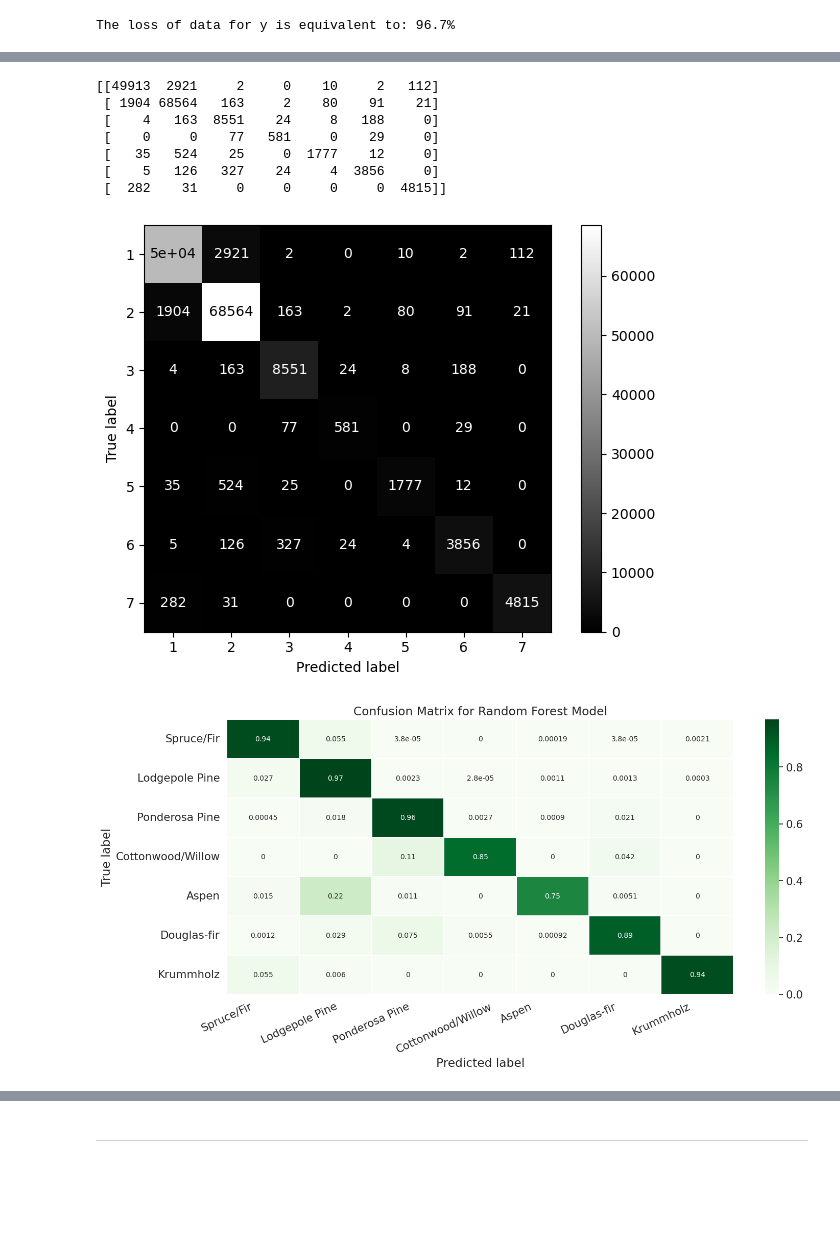
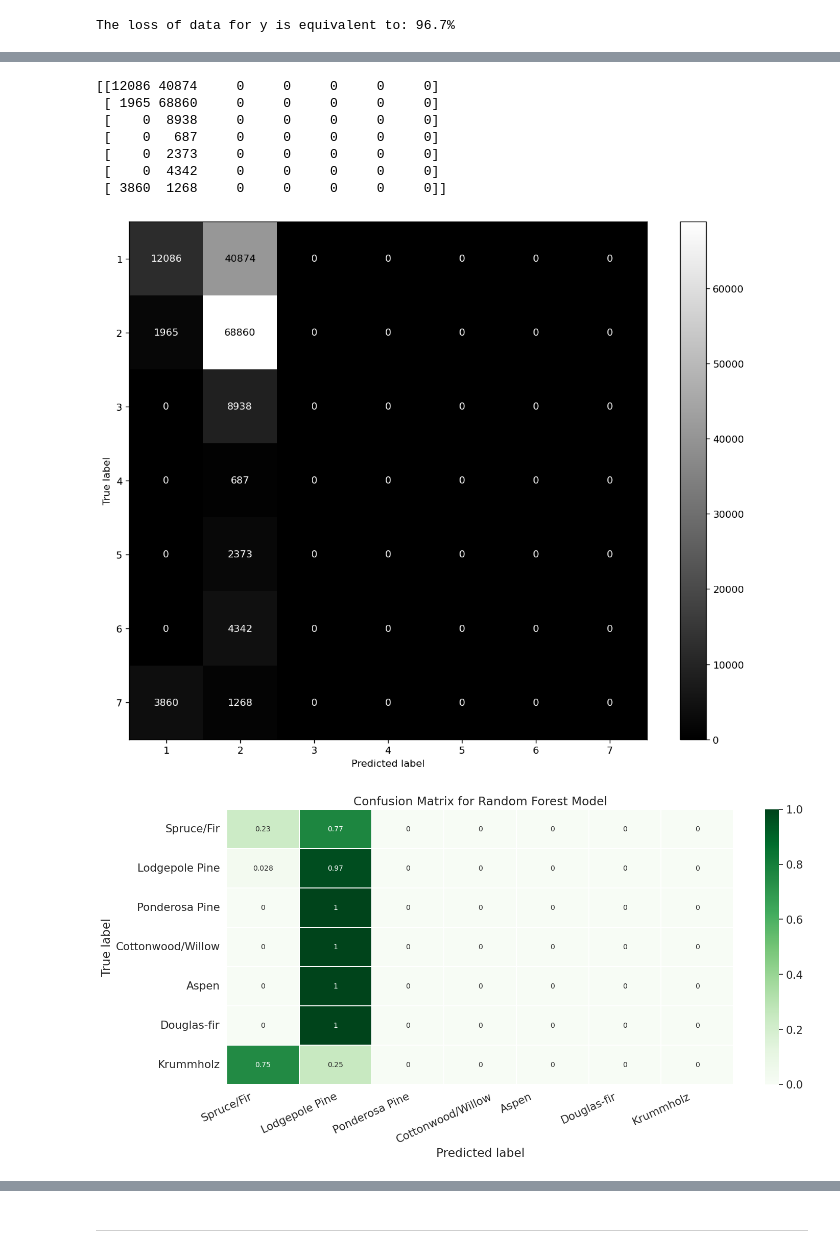
Before and after one commit to fenilenvinileno97/decision_trees, a Jupyter notebook: 4-final_project.ipynb, the cells around one changed output, grey strips where cells are left out. Saved outputs shown, nothing was run; the diff lists cells and outputs as text; code cells hidden in the pictures; blank space fills up the shorter version.

Commit message:
(build) A brief analysis about the influence of max_depth in performance of RandomForestClassifier is performed, but still in progress for 4-final_project.ipynb

```diff
--- a/4-final_project.ipynb
+++ b/4-final_project.ipynb
@@ -164,6 +165,6 @@ Xu_train, Xu_test, yu_train, yu_test = train_test_split(X_under, y_under, random
 X_train, X_test, y_train, y_test = train_test_split(X, y, random_state=42, stratify=y)
 # %%
 # Instantiate and fit the RandomForestClassifier
-forest = RandomForestClassifier(n_estimators=30, random_state=42)
+forest = RandomForestClassifier(n_estimators=30, random_state=42, max_depth=2)
 forest.fit(X_train, y_train)
 # %% [output]
@@ -183,21 +184,22 @@ Accuracy score of y_test: 0.9505
 cm = confusion_matrix(y_test, y_pred_test)
 print(cm)
 # %% [output]
-[[49913  2921     2     0    10     2   112]
- [ 1904 68564   163     2    80    91    21]
- [    4   163  8551    24     8   188     0]
- [    0     0    77   581     0    29     0]
- [   35   524    25     0  1777    12     0]
- [    5   126   327    24     4  3856     0]
- [  282    31     0     0     0     0  4815]]
+[[12086 40874     0     0     0     0     0]
+ [ 1965 68860     0     0     0     0     0]
+ [    0  8938     0     0     0     0     0]
+ [    0   687     0     0     0     0     0]
+ [    0  2373     0     0     0     0     0]
+ [    0  4342     0     0     0     0     0]
+ [ 3860  1268     0     0     0     0     0]]
 # %%
 cm = cm.astype("float") / cm.sum(axis=1)[:, None]
 # %%
-disp = ConfusionMatrixDisplay.from_predictions(y_pred=y_pred_test, y_true=y_test, display_labels=forest.classes_, cmap="gray")
-plt.tight_layout()
+fig, ax = plt.subplots(figsize=(10,8), dpi=120)
+disp = ConfusionMatrixDisplay.from_predictions(y_pred=y_pred_test, y_true=y_test, display_labels=forest.classes_, cmap="gray", ax=ax)
+fig.tight_layout()
 plt.show()
 # %% [output]
-[figure, old version]
+[figure, new version]
 # %%
 class_names = ['Spruce/Fir', 'Lodgepole Pine', 'Ponderosa Pine', 'Cottonwood/Willow', 'Aspen', 'Douglas-fir', 'Krummholz']
 # %%
@@ -213,7 +215,7 @@ plt.ylabel('True label')
 plt.title("Confusion Matrix for Random Forest Model")
 plt.show()
 # %% [output]
-[figure, old version]
+[figure, new version]
 # %%
 # View the classification report for test data and predictions
 print(classification_report(y_test, y_pred_test))
```
Also changed, not shown: parts of 11 cells of this notebook.
